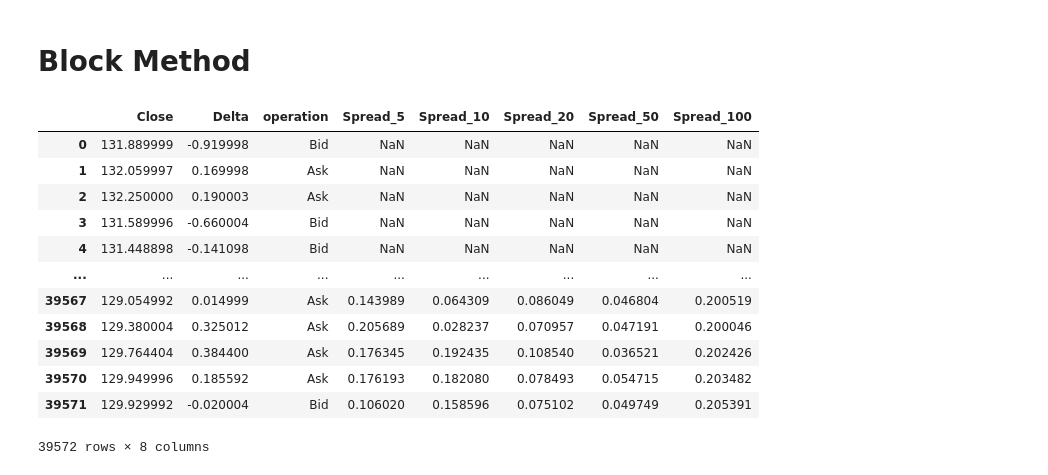
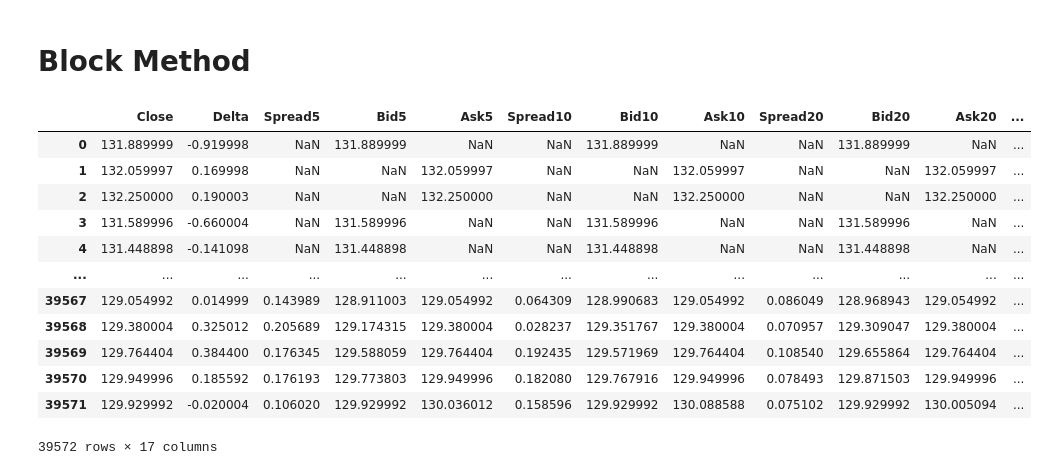
Before and after one commit to arantzaghg/sistemas_de_trading, a Jupyter notebook: Tarea 1 Effective Spread.ipynb, the cells around one changed output. Cells and saved outputs as stored; diff of their text form; code cells hidden in the pictures.

```diff
--- a/Tarea 1 Effective Spread.ipynb
+++ b/Tarea 1 Effective Spread.ipynb
@@ -61,35 +61,34 @@ df
 windows = [5, 10, 20, 50, 100]
 df1 = df.copy()
 # %%
-df1.loc[df1['Delta'] > 0, 'operation'] = 'Ask'
-df1.loc[df1['Delta'] <= 0, 'operation'] = 'Bid'
+#df1.loc[df1['Delta'] > 0, 'Type'] = 'Ask'
+#df1.loc[df1['Delta'] <= 0, 'Type'] = 'Bid'
 
 for window in windows:
+    spread = []
+    for i in range(len(df1) - 2 * window + 1):
+        window1 = df1['Delta'][i:i + window]
+        window2 = df1['Delta'][i + window:i + 2 * window]
+        covarience = np.abs(np.cov(window1, window2)[0][1])
+        spread_value = 2 * np.sqrt(abs(covarience))
+        spread.append(spread_value)
+    df1[f'Spread{window}'] = [np.nan] * (2*window - 1) + spread
 
-    spread = []
+    df1[f'Bid{window}'] = np.where((df1['Delta'] > 0), df1['Close'] - df1[f'Spread{window}'], df1['Close'])
+    df1[f'Ask{window}'] = np.where((df1['Delta'] > 0), df1['Close'], df1['Close'] + df1[f'Spread{window}'])
 
-    for i in range(len(df1) - 2 * window + 1):
-        block_1 = df1['Delta'][i:i + window]
-        block_2 = df1['Delta'][i + window:i + 2 * window]
-
-        covarianza = np.abs(np.cov(block_1, block_2)[0][1])
-
-        spread_value = 2 * np.sqrt(abs(covarianza))
-        spread.append(spread_value)
-
-    df1[f'Spread_{window}'] = [np.nan] * (2*window - 1) + spread
 df1
 # %% [output]
-|  | Close | Delta | operation | Spread_5 | Spread_10 | Spread_20 | Spread_50 | Spread_100 |
-| 0 | 131.889999 | -0.919998 | Bid | NaN | NaN | NaN | NaN | NaN |
-| 1 | 132.059997 | 0.169998 | Ask | NaN | NaN | NaN | NaN | NaN |
-| 2 | 132.250000 | 0.190003 | Ask | NaN | NaN | NaN | NaN | NaN |
-| 3 | 131.589996 | -0.660004 | Bid | NaN | NaN | NaN | NaN | NaN |
-| 4 | 131.448898 | -0.141098 | Bid | NaN | NaN | NaN | NaN | NaN |
-| ... | ... | ... | ... | ... | ... | ... | ... | ... |
-| 39567 | 129.054992 | 0.014999 | Ask | 0.143989 | 0.064309 | 0.086049 | 0.046804 | 0.200519 |
-| 39568 | 129.380004 | 0.325012 | Ask | 0.205689 | 0.028237 | 0.070957 | 0.047191 | 0.200046 |
-| 39569 | 129.764404 | 0.384400 | Ask | 0.176345 | 0.192435 | 0.108540 | 0.036521 | 0.202426 |
-| 39570 | 129.949996 | 0.185592 | Ask | 0.176193 | 0.182080 | 0.078493 | 0.054715 | 0.203482 |
-| 39571 | 129.929992 | -0.020004 | Bid | 0.106020 | 0.158596 | 0.075102 | 0.049749 | 0.205391 |
+|  | Close | Delta | Spread5 | Bid5 | Ask5 | Spread10 | Bid10 | Ask10 | Spread20 | Bid20 | Ask20 | ... |
+| 0 | 131.889999 | -0.919998 | NaN | 131.889999 | NaN | NaN | 131.889999 | NaN | NaN | 131.889999 | NaN | ... |
+| 1 | 132.059997 | 0.169998 | NaN | NaN | 132.059997 | NaN | NaN | 132.059997 | NaN | NaN | 132.059997 | ... |
+| 2 | 132.250000 | 0.190003 | NaN | NaN | 132.250000 | NaN | NaN | 132.250000 | NaN | NaN | 132.250000 | ... |
+| 3 | 131.589996 | -0.660004 | NaN | 131.589996 | NaN | NaN | 131.589996 | NaN | NaN | 131.589996 | NaN | ... |
+| 4 | 131.448898 | -0.141098 | NaN | 131.448898 | NaN | NaN | 131.448898 | NaN | NaN | 131.448898 | NaN | ... |
+| ... | ... | ... | ... | ... | ... | ... | ... | ... | ... | ... | ... | ... |
+| 39567 | 129.054992 | 0.014999 | 0.143989 | 128.911003 | 129.054992 | 0.064309 | 128.990683 | 129.054992 | 0.086049 | 128.968943 | 129.054992 | ... |
+| 39568 | 129.380004 | 0.325012 | 0.205689 | 129.174315 | 129.380004 | 0.028237 | 129.351767 | 129.380004 | 0.070957 | 129.309047 | 129.380004 | ... |
+| 39569 | 129.764404 | 0.384400 | 0.176345 | 129.588059 | 129.764404 | 0.192435 | 129.571969 | 129.764404 | 0.108540 | 129.655864 | 129.764404 | ... |
+| 39570 | 129.949996 | 0.185592 | 0.176193 | 129.773803 | 129.949996 | 0.182080 | 129.767916 | 129.949996 | 0.078493 | 129.871503 | 129.949996 | ... |
+| 39571 | 129.929992 | -0.020004 | 0.106020 | 129.929992 | 130.036012 | 0.158596 | 129.929992 | 130.088588 | 0.075102 | 129.929992 | 130.005094 | ... |
-39572 rows × 8 columns
+39572 rows × 17 columns
```
Also changed, not shown: parts of 3 cells of this notebook.
